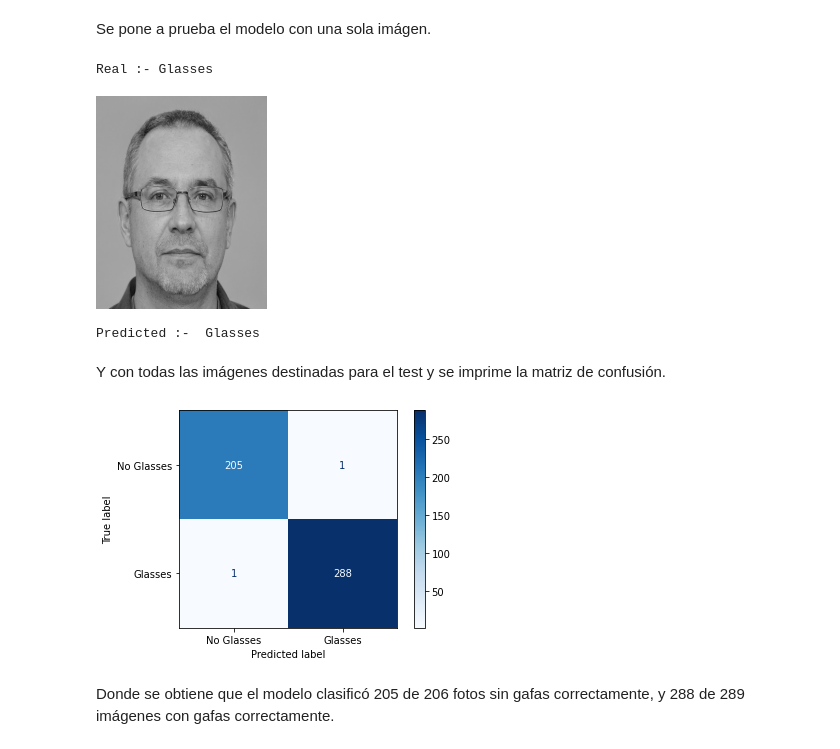
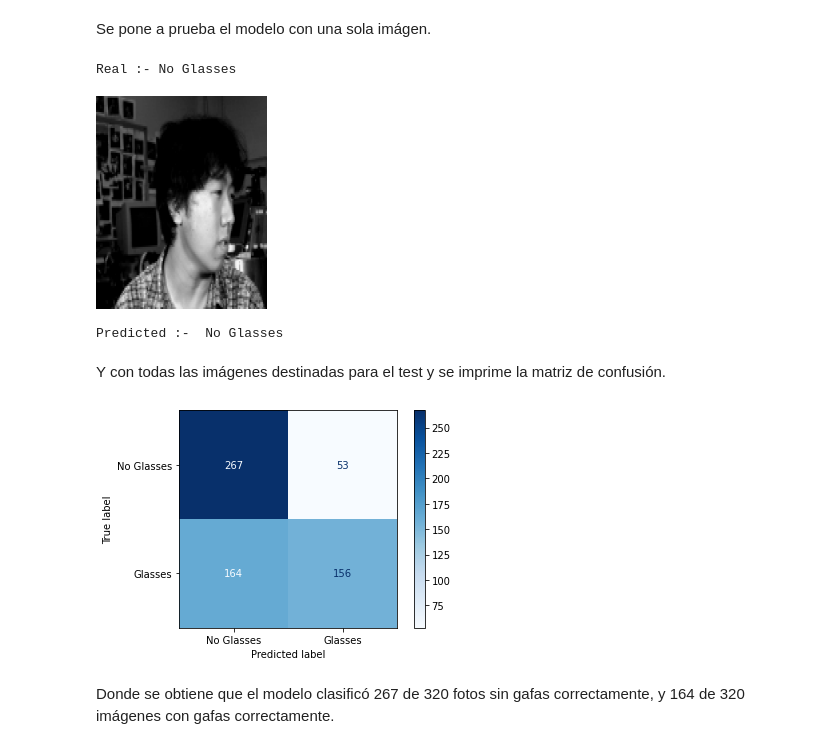
Before and after one commit to scuartasr/TAE_T3, a Jupyter notebook: Modelo_Python/Modelo_Predicciones.ipynb, the cells around one changed output. Saved outputs shown, nothing was run; the diff lists cells and outputs as text; code cells hidden in the pictures.

Commit message:
Modelo Actualizado

```diff
--- a/Modelo_Python/Modelo_Predicciones.ipynb
+++ b/Modelo_Python/Modelo_Predicciones.ipynb
@@ -61,0 +33,28 @@ Cantidad de imagenes sin gafas 206
+# %%
+#Carga de imagenes PREDICCION
+imgT_path='/content/drive/MyDrive/Trabajos/Trabajo 3/Faces'
+x_test=[]
+testLabel=[]
+for img in sorted(os.listdir(imgT_path)):
+    Face=cv2.imread(imgT_path+'/'+img,-1)
+    Face = image.img_to_array(Face)
+    if Face.shape[0]==120:
+      if 'sunglasses' in img:
+        testLabel.append(1)
+      else:
+        testLabel.append(0)
+
+      x_test.append(cv2.resize(Face, (171,213), interpolation = cv2.INTER_AREA).astype('float32'))
+
+
+x_test=np.array(x_test)
+print('Imágenes para validación:',x_test.shape[0])
+print('Dimensiones: ',x_test.shape[1:])
+
+testdata=list(zip(x_test,testLabel))
+#valdata=pd.DataFrame({'Img':x_vad,'Glasses':valLabel})
+testdata=pd.DataFrame(testdata,columns = ['Img', 'Glasses'])
+
+#valdata['Glasses']=pd.Categorical(valdata['Glasses'])
+testdata=testdata.sample(frac=1).reset_index(drop=True)
+testdata
@@ -68,19 +83,21 @@ new_model = keras.models.load_model('/content/drive/MyDrive/Trabajos/Trabajo 3/C
 Se pone a prueba el modelo con una sola imágen.
 # %%
 #Prediccion de una sola imagen
-y_predicted=new_model.predict(x_test[0:1])
+y_predicted=new_model.predict(np.array(testdata['Img'][0:1].to_list(), dtype=np.float64))
 
 output={0:'No Glasses',1:'Glasses'}
-print("Real :-",output[y_test[0]])
+print("Real :-",output[testdata['Glasses'][0]])
 cv2_imshow(x_test[0])
 print("Predicted :- ",output[np.argmax(y_predicted)])
 # %% [output]
-Real :- Glasses
+Real :- No Glasses
-[figure, old version]
+[figure, new version]
-Predicted :-  Glasses
+Predicted :-  No Glasses
 # %% [markdown]
 Y con todas las imágenes destinadas para el test y se imprime la matriz de confusión.
 # %%
+x_test=np.array(testdata['Img'].to_list(), dtype=np.float64)
+y_test=testdata['Glasses']
 pred=new_model.predict(x_test)
 matrix = confusion_matrix(y_test, pred.argmax(axis=1))
 disp = ConfusionMatrixDisplay(confusion_matrix=matrix, display_labels=['No Glasses', 'Glasses'])
@@ -88,6 +105,6 @@ disp = ConfusionMatrixDisplay(confusion_matrix=matrix, display_labels=['No Glass
 disp.plot(cmap=plt.cm.Blues)
 plt.show()
 # %% [output]
-[figure, old version]
+[figure, new version]
 # %% [markdown]
-Donde se obtiene que el modelo clasificó 205 de 206 fotos sin gafas correctamente, y 288 de 289 imágenes con gafas correctamente.
+Donde se obtiene que el modelo clasificó 267 de 320 fotos sin gafas correctamente, y 164 de 320 imágenes con gafas correctamente.
```
Also changed, not shown: parts of 2 cells of this notebook, 2 other files.
